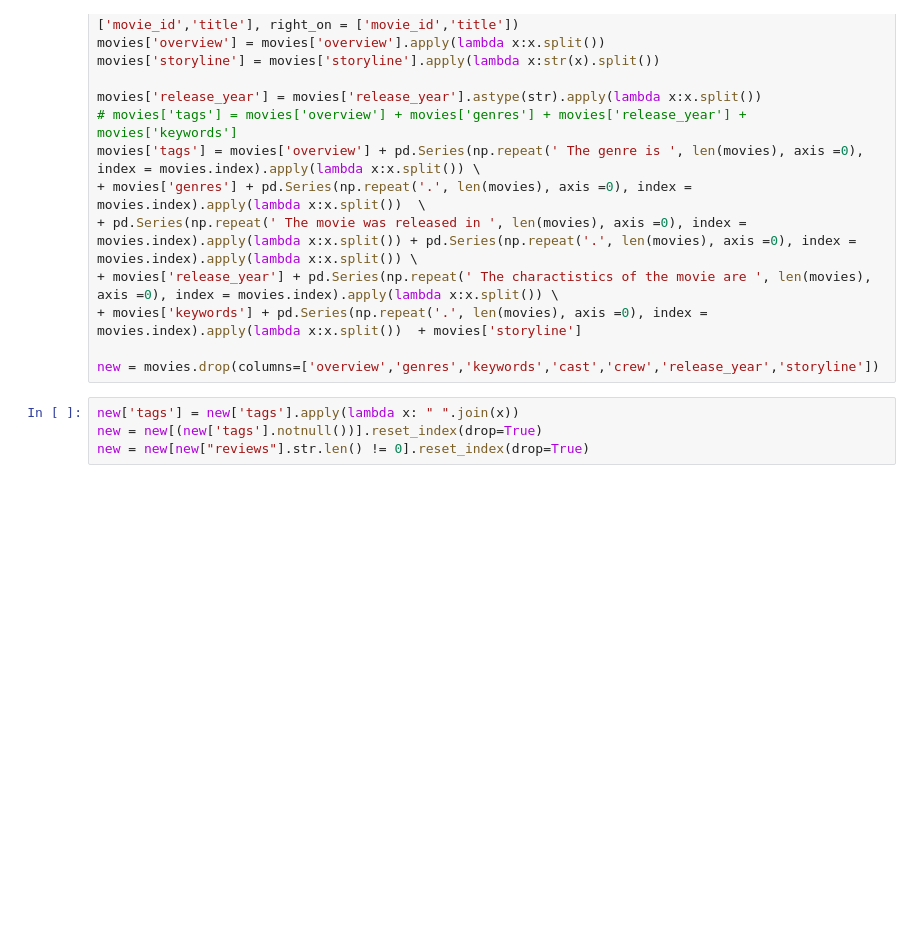
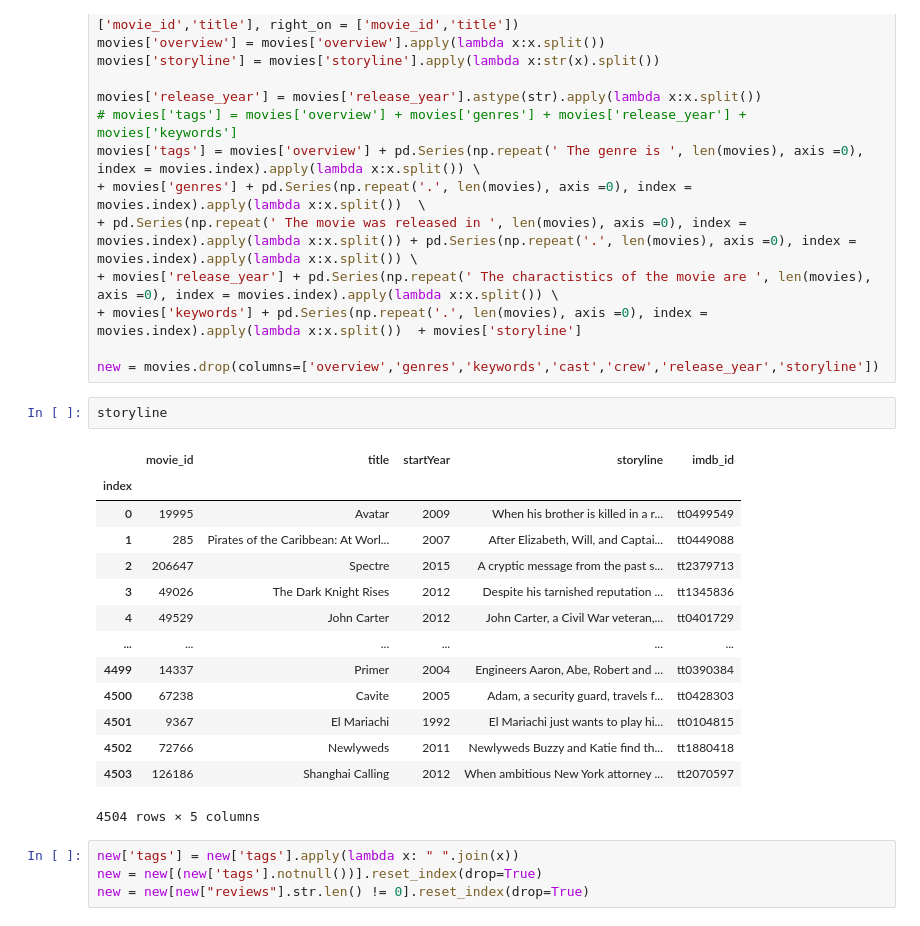
Before and after one commit to ece1786-2022/AladdinRecommender, a Jupyter notebook: transformer/transformer_with_sentiment_OnlineContrastiveLoss_single_sentiment_review.ipynb, the cells around one changed output. Saved outputs shown, nothing was run; the diff lists cells and outputs as text; blank space fills up the shorter version.

```diff
--- a/transformer/transformer_with_sentiment_OnlineContrastiveLoss_single_sentiment_review.ipynb
+++ b/transformer/transformer_with_sentiment_OnlineContrastiveLoss_single_sentiment_review.ipynb
@@ -159,6 +159,23 @@ movies['tags'] = movies['overview'] + pd.Series(np.repeat(' The genre is ', len(
 + movies['keywords'] + pd.Series(np.repeat('.', len(movies), axis =0), index = movies.index).apply(lambda x:x.split())  + movies['storyline']
 
 new = movies.drop(columns=['overview','genres','keywords','cast','crew','release_year','storyline'])
+# %%
+storyline
+# %% [output]
+|  | movie_id | title | startYear | storyline | imdb_id |
+| index |  |  |  |  |  |
+| 0 | 19995 | Avatar | 2009 | When his brother is killed in a r... | tt0499549 |
+| 1 | 285 | Pirates of the Caribbean: At Worl... | 2007 | After Elizabeth, Will, and Captai... | tt0449088 |
+| 2 | 206647 | Spectre | 2015 | A cryptic message from the past s... | tt2379713 |
+| 3 | 49026 | The Dark Knight Rises | 2012 | Despite his tarnished reputation ... | tt1345836 |
+| 4 | 49529 | John Carter | 2012 | John Carter, a Civil War veteran,... | tt0401729 |
+| ... | ... | ... | ... | ... | ... |
+| 4499 | 14337 | Primer | 2004 | Engineers Aaron, Abe, Robert and ... | tt0390384 |
+| 4500 | 67238 | Cavite | 2005 | Adam, a security guard, travels f... | tt0428303 |
+| 4501 | 9367 | El Mariachi | 1992 | El Mariachi just wants to play hi... | tt0104815 |
+| 4502 | 72766 | Newlyweds | 2011 | Newlyweds Buzzy and Katie find th... | tt1880418 |
+| 4503 | 126186 | Shanghai Calling | 2012 | When ambitious New York attorney ... | tt2070597 |
+4504 rows × 5 columns
 # %%
 new['tags'] = new['tags'].apply(lambda x: " ".join(x))
 new = new[(new['tags'].notnull())].reset_index(drop=True)
```
Also changed, not shown: parts of 17 cells of this notebook.
